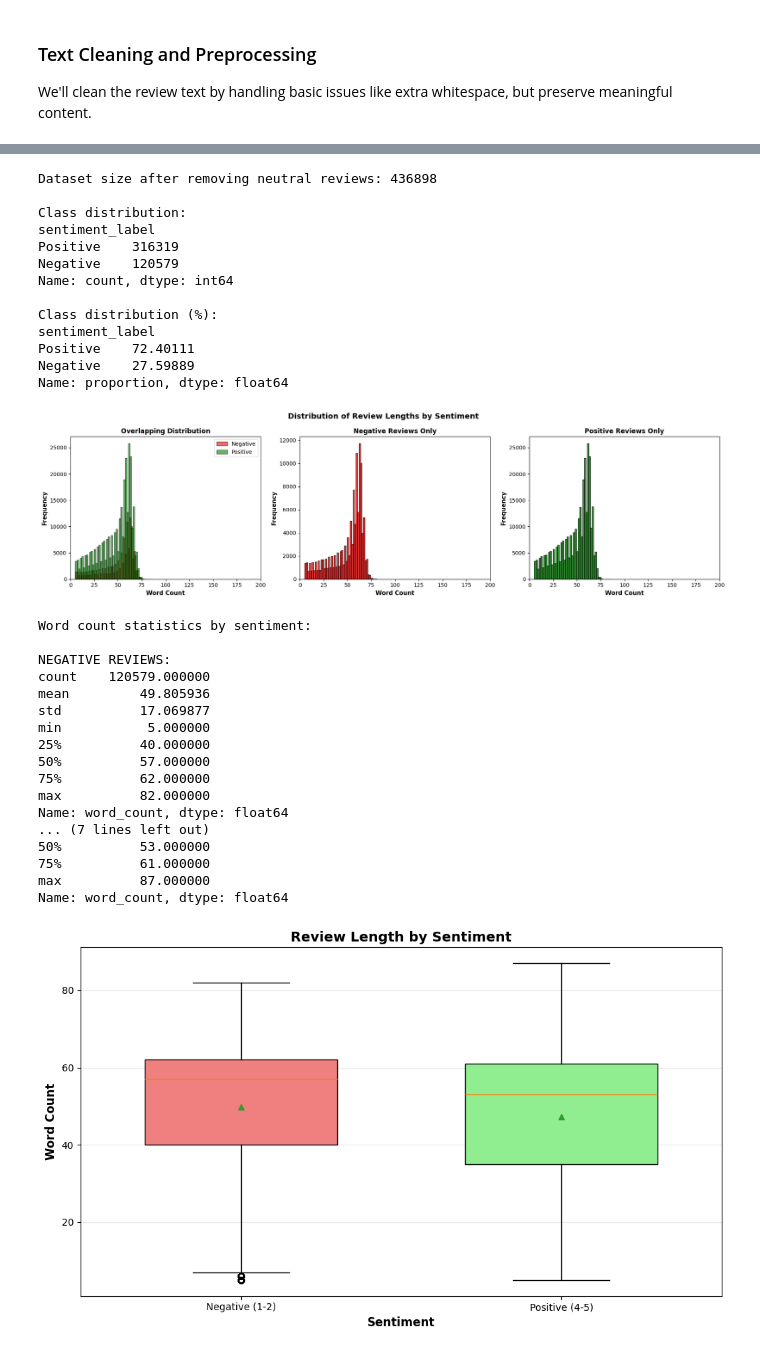
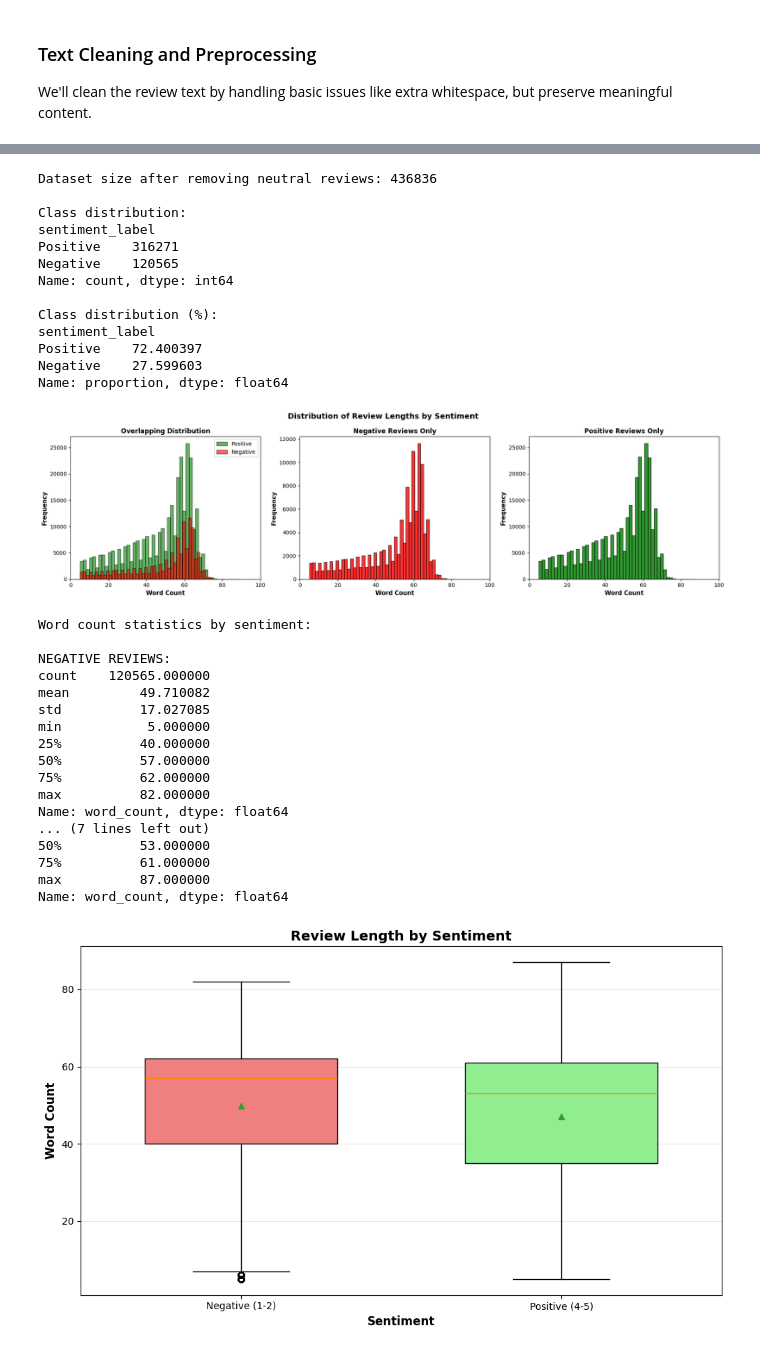
Before and after one commit to 3028Bikalpa/SOSC314_project_Bikki, a Jupyter notebook: project_code.ipynb, the cells around one changed output, grey strips where cells are left out. Saved outputs shown, nothing was run; the diff lists cells and outputs as text; code cells hidden in the pictures.

```diff
--- a/project_code.ipynb
+++ b/project_code.ipynb
@@ -151,12 +151,12 @@ Now we'll complete the data cleaning, create comprehensive descriptive statistic
 # Check for missing values in our cleaned dataset
 print("Missing values in cleaned dataset:")
 print(df_num.isnull().sum())
-print("\n" + "="*50 + "\n")
 
 # Check for duplicate reviews
 duplicates = df_num.duplicated(subset=['text']).sum()
 print(f"Number of duplicate reviews (based on text): {duplicates}")
 print(f"Percentage of duplicates: {(duplicates/len(df_num)*100):.2f}%")
+df_clean = df_num.copy()
 # %% [output]
 Missing values in cleaned dataset:
 name          0
@@ -171,10 +168,2 @@ dtype: int64
 Number of duplicate reviews (based on text): 0
 Percentage of duplicates: 0.00%
-# %%
-# Remove duplicate reviews (keep first occurrence)
-df_clean = df_num.drop_duplicates(subset=['text'], keep='first')
-df_clean = df_clean.reset_index(drop=True)
-
-print(f"Original size after removing half-ratings: {len(df_num)}")
-print(f"After removing duplicates: {len(df_clean)}")
-print(f"Removed {len(df_num) - len(df_clean)} duplicate reviews")
@@ -189,7 +174,7 @@ We'll clean the review text by handling basic issues like extra whitespace, but
 import re
 
 def clean_text(text):
-
+    # Handle missing or empty values
     if pd.isna(text) or text == '':
         return ''
 
@@ -199,6 +184,10 @@ def clean_text(text):
     # Remove URLs
     text = re.sub(r'http\S+|www\S+', '', text)
 
+    # Remove punctuation (so "class." -> "class")
+    # Keeps letters, numbers, underscores, and spaces
+    text = re.sub(r'[^\w\s]', '', text)
+
     # Remove extra whitespace (tabs, newlines, multiple spaces)
     text = re.sub(r'\s+', ' ', text)
 
@@ -207,11 +196,6 @@ def clean_text(text):
 
     return text
 
+
 # Apply text cleaning
 df_clean['text_cleaned'] = df_clean['text'].apply(clean_text)
-
-# Show examples of cleaning
-print("Examples of text cleaning:")
-for i in range(3):
-    print(f"\nOriginal: {df_clean['text'].iloc[i][:100]}...")
-    print(f"Cleaned:  {df_clean['text_cleaned'].iloc[i][:100]}...")
@@ -309,67 +282,70 @@ print(f"\nClass distribution:")
 print(df_modeling['sentiment_label'].value_counts())
 print(f"\nClass distribution (%):")
 print(df_modeling['sentiment_label'].value_counts(normalize=True) * 100)
+# Normalize converts the data to the proportion of the whole available data, so, multiplying by 100 gives percentage
 # %% [output]
-Dataset size after removing neutral reviews: 436898
+Dataset size after removing neutral reviews: 436836
 
 Class distribution:
 sentiment_label
-Positive    316319
-Negative    120579
+Positive    316271
+Negative    120565
 Name: count, dtype: int64
 
 Class distribution (%):
 sentiment_label
-Positive    72.40111
-Negative    27.59889
+Positive    72.400397
+Negative    27.599603
 Name: proportion, dtype: float64
 # %%
 fig, axes = plt.subplots(1, 3, figsize=(18, 5))
 
 # Plot 1: Overlapping histograms with TRANSPARENCY
+
+axes[0].hist(df_modeling[df_modeling['sentiment']==1]['word_count'],
+             bins=50, alpha=0.6, label='Positive', color='green', edgecolor='black')
 axes[0].hist(df_modeling[df_modeling['sentiment']==0]['word_count'],
              bins=50, alpha=0.6, label='Negative', color='red', edgecolor='black')
-axes[0].hist(df_modeling[df_modeling['sentiment']==1]['word_count'],
-             bins=50, alpha=0.6, label='Positive', color='green', edgecolor='black')
 axes[0].set_xlabel('Word Count', fontsize=11, fontweight='bold')
 axes[0].set_ylabel('Frequency', fontsize=11, fontweight='bold')
 axes[0].set_title('Overlapping Distribution', fontsize=12, fontweight='bold')
 axes[0].legend()
-axes[0].set_xlim(0, 200)
+axes[0].set_xlim(0, 100)
+#set_xlim helps to keep the reviews with length 0 to 100 and ignore other outliers that is way beyond 100 words.
 
 # Plot 2: Separate histograms
 axes[1].hist(df_modeling[df_modeling['sentiment']==0]['word_count'],
              bins=50, alpha=0.8, color='red', edgecolor='black')
 axes[1].set_xlabel('Word Count', fontsize=11, fontweight='bold')
 axes[1].set_ylabel('Frequency', fontsize=11, fontweight='bold')
 axes[1].set_title('Negative Reviews Only', fontsize=12, fontweight='bold')
-axes[1].set_xlim(0, 200)
+axes[1].set_xlim(0, 100)
 
 axes[2].hist(df_modeling[df_modeling['sentiment']==1]['word_count'],
              bins=50, alpha=0.8, color='green', edgecolor='black')
 axes[2].set_xlabel('Word Count', fontsize=11, fontweight='bold')
 axes[2].set_ylabel('Frequency', fontsize=11, fontweight='bold')
 axes[2].set_title('Positive Reviews Only', fontsize=12, fontweight='bold')
-axes[2].set_xlim(0, 200)
+axes[2].set_xlim(0, 100)
 
 plt.suptitle('Distribution of Review Lengths by Sentiment', fontsize=14, fontweight='bold')
 plt.tight_layout()
 plt.show()
 
 # Statistics
 print("Word count statistics by sentiment:")
 print("\nNEGATIVE REVIEWS:")
 print(df_modeling[df_modeling['sentiment']==0]['word_count'].describe())
 print("\nPOSITIVE REVIEWS:")
 print(df_modeling[df_modeling['sentiment']==1]['word_count'].describe())
 # %% [output]
-[figure, old version]
+[figure, new version]
 Word count statistics by sentiment:
 
 NEGATIVE REVIEWS:
-count    120579.000000
-mean         49.805936
-std          17.069877
+count    120565.000000
+mean         49.710082
+std          17.027085
 min           5.000000
 25%          40.000000
 50%          57.000000
```
Also changed, not shown: parts of 11 cells of this notebook, 1 other file.
